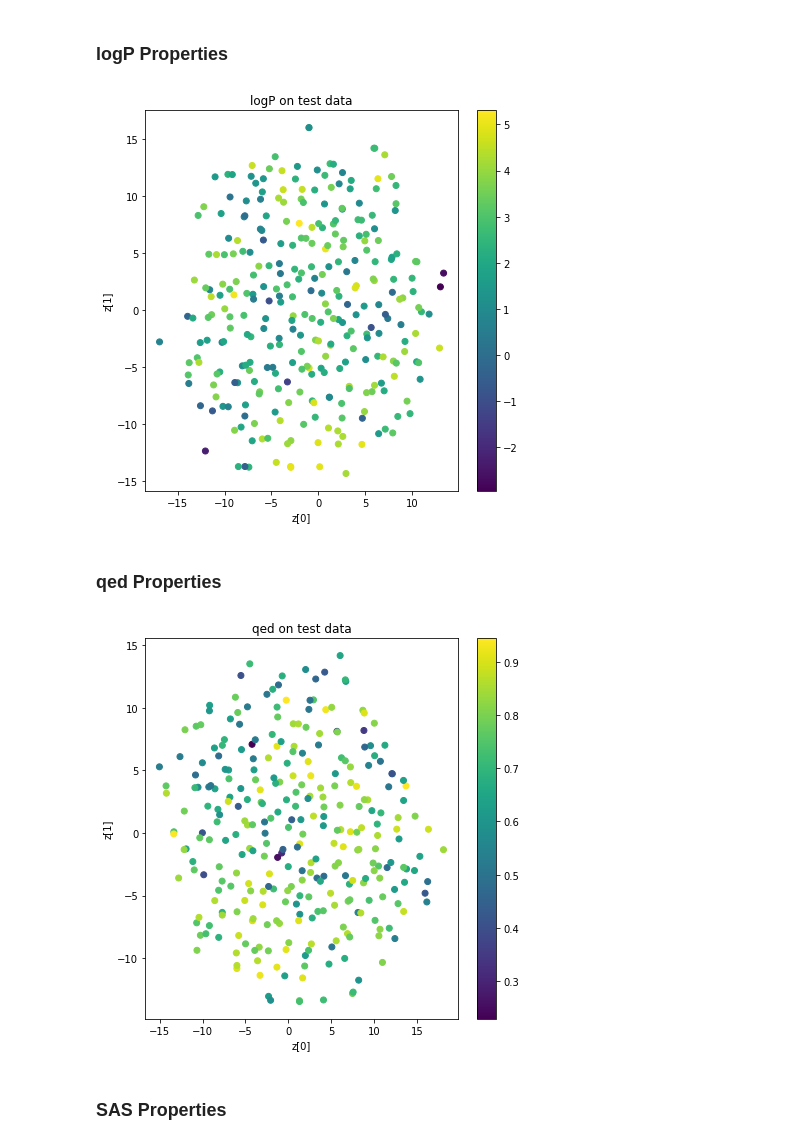
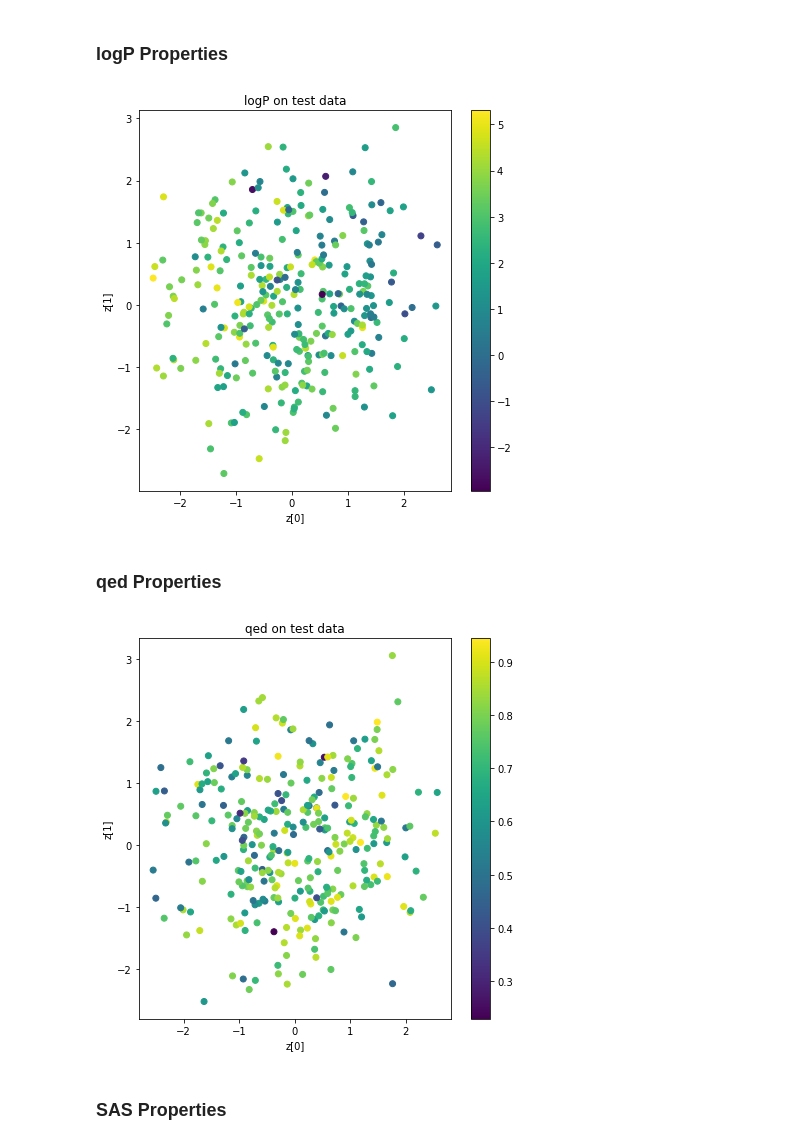
Before and after one commit to chandagrover/Machine-Learning, a Jupyter notebook: 4SMILEVAEMultipleProperty.ipynb, the cells around one changed output. Saved outputs shown, nothing was run; the diff lists cells and outputs as text; code cells hidden in the pictures.

```diff
--- a/4SMILEVAEMultipleProperty.ipynb
+++ b/4SMILEVAEMultipleProperty.ipynb
@@ -207,7 +207,7 @@ X_test = np.reshape(X_test, [-1, orig_dim])
 INPUT_DIM=(orig_dim,)   # SMILES dimension
 intermediate_dim=512
 BATCH_SIZE=5
-Z_DIM=2 # Dimension of the latent vector (z)
+Z_DIM=20 # Dimension of the latent vector (z)
 epochs=50
 pre_trained=False
 # %% [markdown]
@@ -438,9 +439,9 @@ model_name='VAESMILES_Latent'
 os.makedirs(model_name, exist_ok=True)
 filename = os.path.join(model_name, "smilesvae_mean.png")
 
-z_embedded = TSNE(n_components=2).fit_transform(z_mean)
+# z_embedded = TSNE(n_components=2).fit_transform(z_mean)
 plt.figure(figsize=(7,7))
-plt.scatter(z_embedded[:, 0], z_embedded[:, 1], c=logP_test)
+plt.scatter(z_mean[:, 0], z_mean[:, 1], c=logP_test)
 plt.colorbar()
 plt.xlabel("z[0]")
 plt.ylabel("z[1]")
@@ -448,28 +449,28 @@ plt.title('logP on test data')
 plt.savefig(filename)
 plt.show()
 # %% [output]
-[figure, old version]
+[figure, new version]
 # %% [markdown]
 ### **qed Properties**
 # %%
 from sklearn.manifold import TSNE
 z_mean = encoder.predict(X_test)
 # print(z_mean)
 model_name='VAESMILES_Latent'
 os.makedirs(model_name, exist_ok=True)
 filename = os.path.join(model_name, "smilesvae_mean.png")
 
-z_embedded = TSNE(n_components=2).fit_transform(z_mean)
+# z_embedded = TSNE(n_components=2).fit_transform(z_mean)
 plt.figure(figsize=(7,7))
-plt.scatter(z_embedded[:, 0], z_embedded[:, 1], c=qed_test)
+plt.scatter(z_mean[:, 0], z_mean[:, 1], c=qed_test)
 plt.colorbar()
 plt.xlabel("z[0]")
 plt.ylabel("z[1]")
 plt.title('qed on test data')
 plt.savefig(filename)
 plt.show()
 # %% [output]
-[figure, old version]
+[figure, new version]
 # %% [markdown]
 ### **SAS Properties**
 # %%
```
Also changed, not shown: parts of 13 cells of this notebook.
